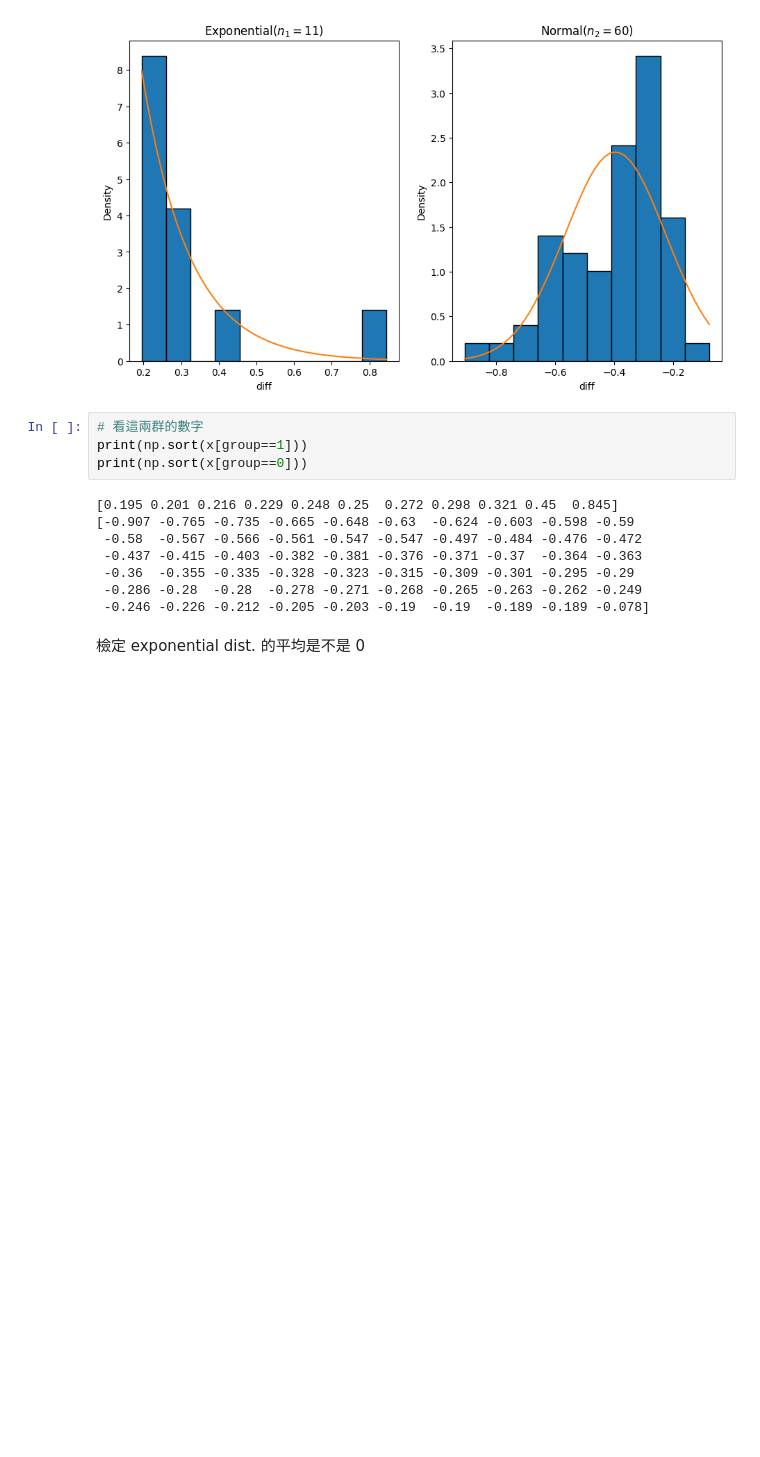
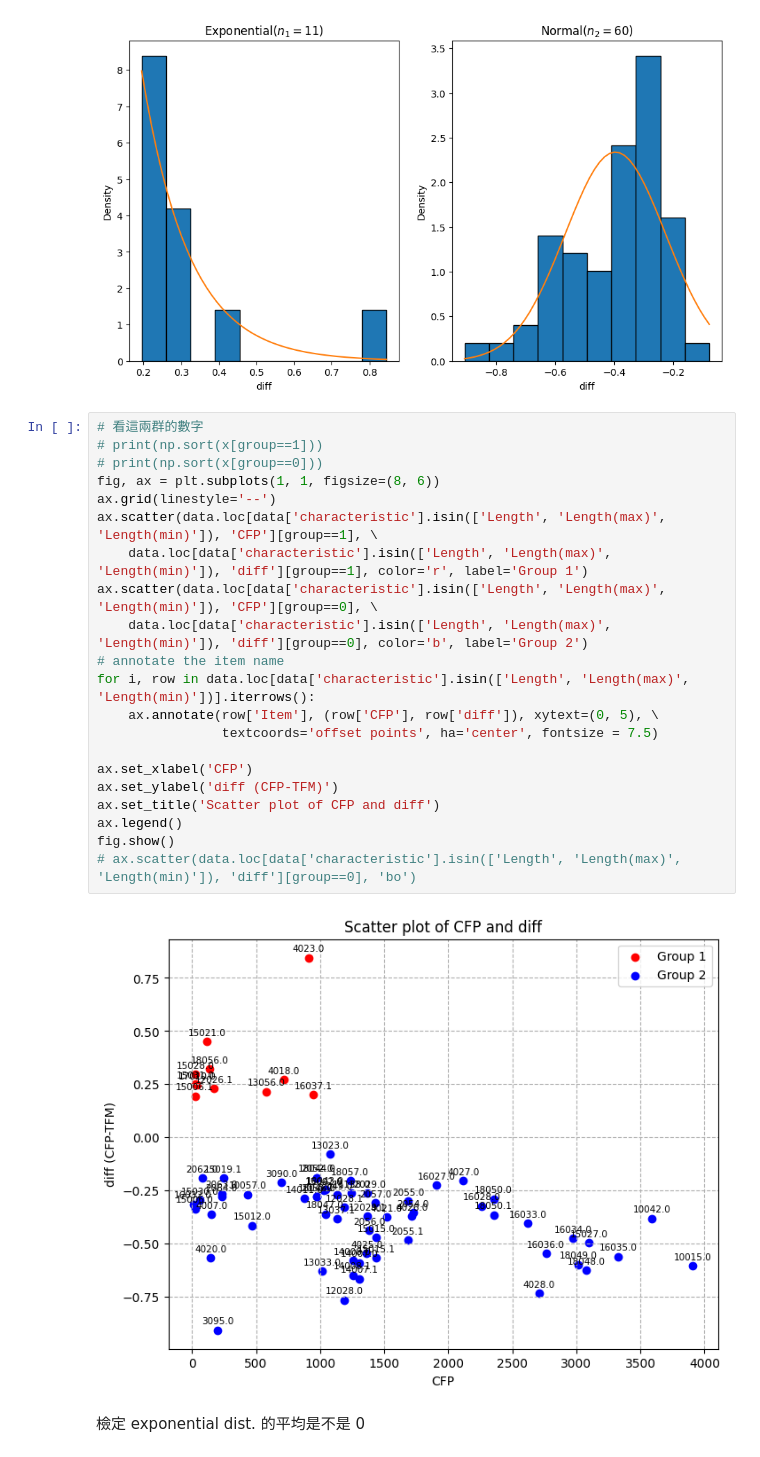
Before and after one commit to PeterSuper01/PracStat_Cae1, a Jupyter notebook: Case1.ipynb, the cells around one changed output. Saved outputs shown, nothing was run; the diff lists cells and outputs as text; blank space fills up the shorter version.

```diff
--- a/Case1.ipynb
+++ b/Case1.ipynb
@@ -132,18 +128,29 @@ ax[1].set_title('Normal($n_2={}$)'.format(np.sum(group==0)))
 plt.show()
 # %% [output]
 [figure]
-# %%
-# 看這兩群的數字
-print(np.sort(x[group==1]))
-print(np.sort(x[group==0]))
-# %% [output]
-[0.195 0.201 0.216 0.229 0.248 0.25  0.272 0.298 0.321 0.45  0.845]
-[-0.907 -0.765 -0.735 -0.665 -0.648 -0.63  -0.624 -0.603 -0.598 -0.59
- -0.58  -0.567 -0.566 -0.561 -0.547 -0.547 -0.497 -0.484 -0.476 -0.472
- -0.437 -0.415 -0.403 -0.382 -0.381 -0.376 -0.371 -0.37  -0.364 -0.363
- -0.36  -0.355 -0.335 -0.328 -0.323 -0.315 -0.309 -0.301 -0.295 -0.29
- -0.286 -0.28  -0.28  -0.278 -0.271 -0.268 -0.265 -0.263 -0.262 -0.249
- -0.246 -0.226 -0.212 -0.205 -0.203 -0.19  -0.19  -0.189 -0.189 -0.078]
+# %%
+# 看這兩群的數字
+# print(np.sort(x[group==1]))
+# print(np.sort(x[group==0]))
+fig, ax = plt.subplots(1, 1, figsize=(8, 6))
+ax.grid(linestyle='--')
+ax.scatter(data.loc[data['characteristic'].isin(['Length', 'Length(max)', 'Length(min)']), 'CFP'][group==1], \
+    data.loc[data['characteristic'].isin(['Length', 'Length(max)', 'Length(min)']), 'diff'][group==1], color='r', label='Group 1')
+ax.scatter(data.loc[data['characteristic'].isin(['Length', 'Length(max)', 'Length(min)']), 'CFP'][group==0], \
+    data.loc[data['characteristic'].isin(['Length', 'Length(max)', 'Length(min)']), 'diff'][group==0], color='b', label='Group 2')
+# annotate the item name
+for i, row in data.loc[data['characteristic'].isin(['Length', 'Length(max)', 'Length(min)'])].iterrows():
+    ax.annotate(row['Item'], (row['CFP'], row['diff']), xytext=(0, 5), \
+                textcoords='offset points', ha='center', fontsize = 7.5)
+
+ax.set_xlabel('CFP')
+ax.set_ylabel('diff (CFP-TFM)')
+ax.set_title('Scatter plot of CFP and diff')
+ax.legend()
+fig.show()
+# ax.scatter(data.loc[data['characteristic'].isin(['Length', 'Length(max)', 'Length(min)']), 'diff'][group==0], 'bo')
+# %% [output]
+[figure, added]
 # %% [markdown]
 檢定 exponential dist. 的平均是不是 0
 # %%
```
Also changed, not shown: parts of 2 cells of this notebook, 2 other files.
